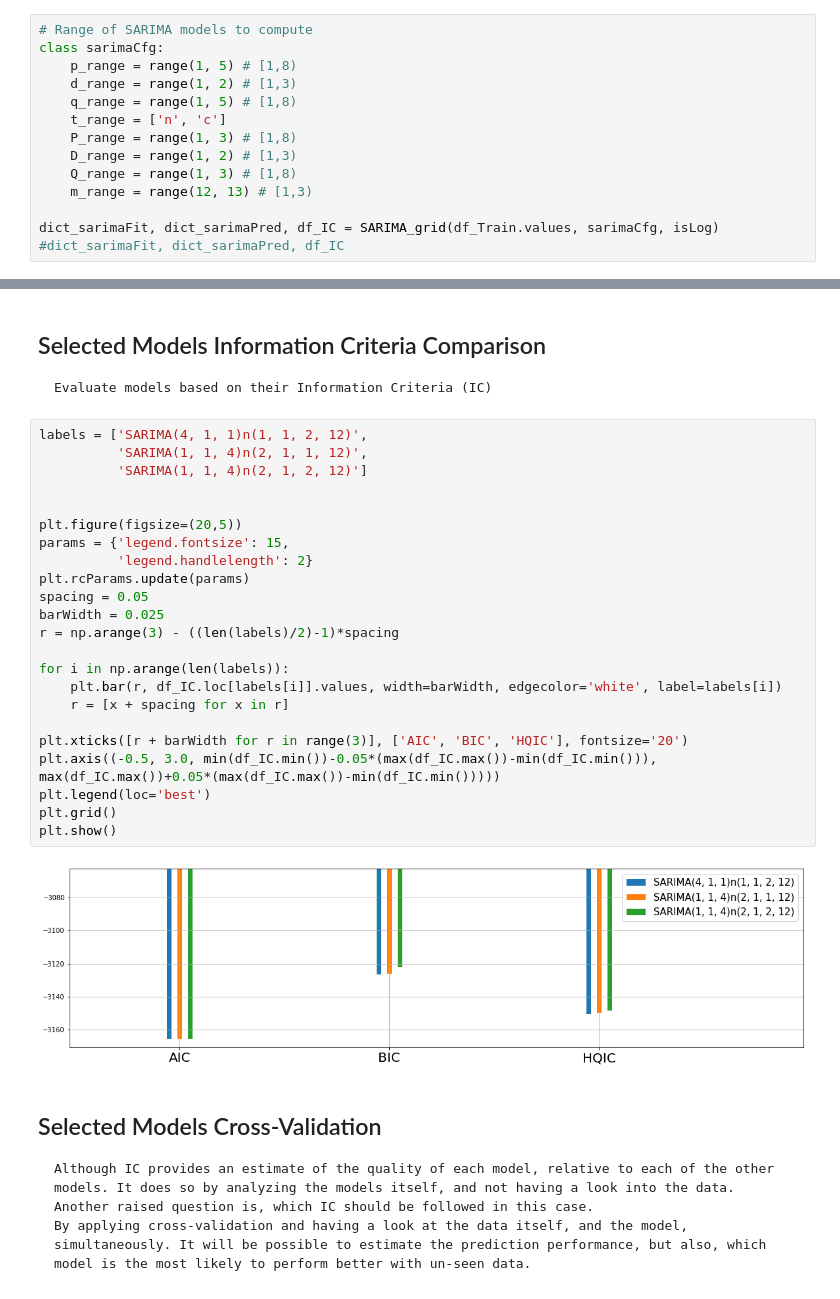
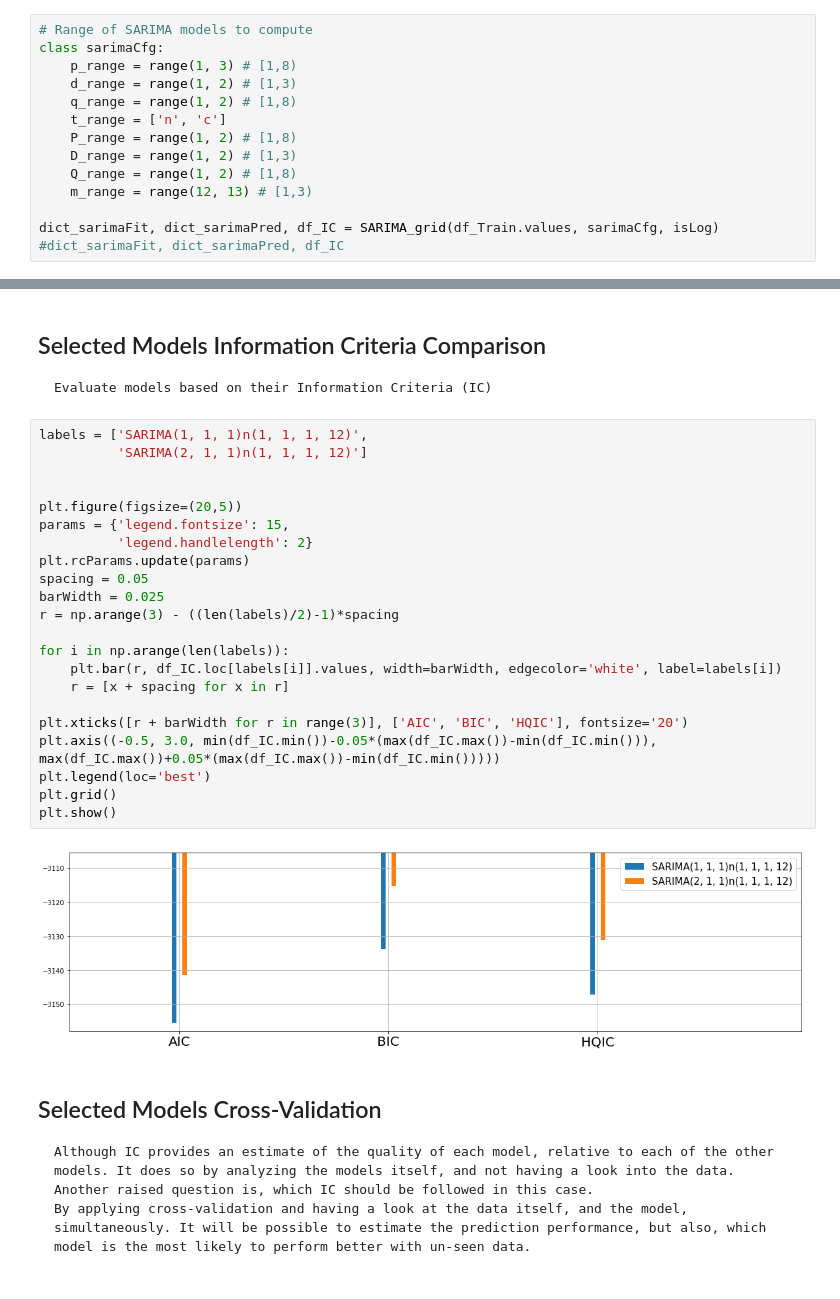
Before and after one commit to DidierRLopes/UnivariateTimeSeriesForecast, a Jupyter notebook: SARIMA.ipynb, the cells around one changed output, grey strips where cells are left out. Saved outputs shown, nothing was run; the diff lists cells and outputs as text.

```diff
--- a/SARIMA.ipynb
+++ b/SARIMA.ipynb
@@ -463,13 +465,13 @@ else:
 # %%
 # Range of SARIMA models to compute
 class sarimaCfg:
-    p_range = range(1, 5) # [1,8)
+    p_range = range(1, 3) # [1,8)
     d_range = range(1, 2) # [1,3)
-    q_range = range(1, 5) # [1,8)
+    q_range = range(1, 2) # [1,8)
     t_range = ['n', 'c']
-    P_range = range(1, 3) # [1,8)
+    P_range = range(1, 2) # [1,8)
     D_range = range(1, 2) # [1,3)
-    Q_range = range(1, 3) # [1,8)
+    Q_range = range(1, 2) # [1,8)
     m_range = range(12, 13) # [1,3)
 
 dict_sarimaFit, dict_sarimaPred, df_IC = SARIMA_grid(df_Train.values, sarimaCfg, isLog)
@@ -528,30 +514,29 @@ SARIMA(1, 1, 1)n(2, 1, 1, 12) -3148.684986
 ## Selected Models Information Criteria Comparison
     Evaluate models based on their Information Criteria (IC)
 # %%
-labels = ['SARIMA(4, 1, 1)n(1, 1, 2, 12)',
-          'SARIMA(1, 1, 4)n(2, 1, 1, 12)',
-          'SARIMA(1, 1, 4)n(2, 1, 2, 12)']
+labels = ['SARIMA(1, 1, 1)n(1, 1, 1, 12)',
+          'SARIMA(2, 1, 1)n(1, 1, 1, 12)']
 
 
 plt.figure(figsize=(20,5))
 params = {'legend.fontsize': 15,
           'legend.handlelength': 2}
 plt.rcParams.update(params)
 spacing = 0.05
 barWidth = 0.025
 r = np.arange(3) - ((len(labels)/2)-1)*spacing
 
 for i in np.arange(len(labels)):
     plt.bar(r, df_IC.loc[labels[i]].values, width=barWidth, edgecolor='white', label=labels[i])
     r = [x + spacing for x in r]
 
 plt.xticks([r + barWidth for r in range(3)], ['AIC', 'BIC', 'HQIC'], fontsize='20')
 plt.axis((-0.5, 3.0, min(df_IC.min())-0.05*(max(df_IC.max())-min(df_IC.min())), max(df_IC.max())+0.05*(max(df_IC.max())-min(df_IC.min()))))
 plt.legend(loc='best')
 plt.grid()
 plt.show()
 # %% [output]
-[figure, old version]
+[figure, new version]
 # %% [markdown]
 ## Selected Models Cross-Validation
     Although IC provides an estimate of the quality of each model, relative to each of the other models. It does so by analyzing the models itself, and not having a look into the data. Another raised question is, which IC should be followed in this case.
```
Also changed, not shown: parts of 29 cells of this notebook.
